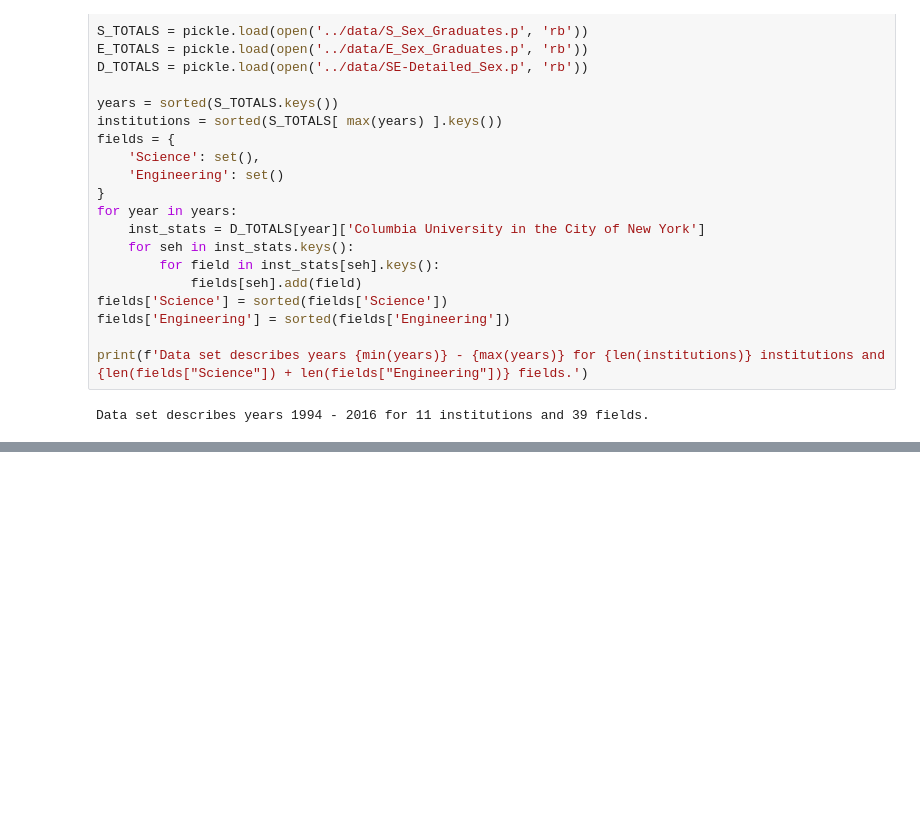
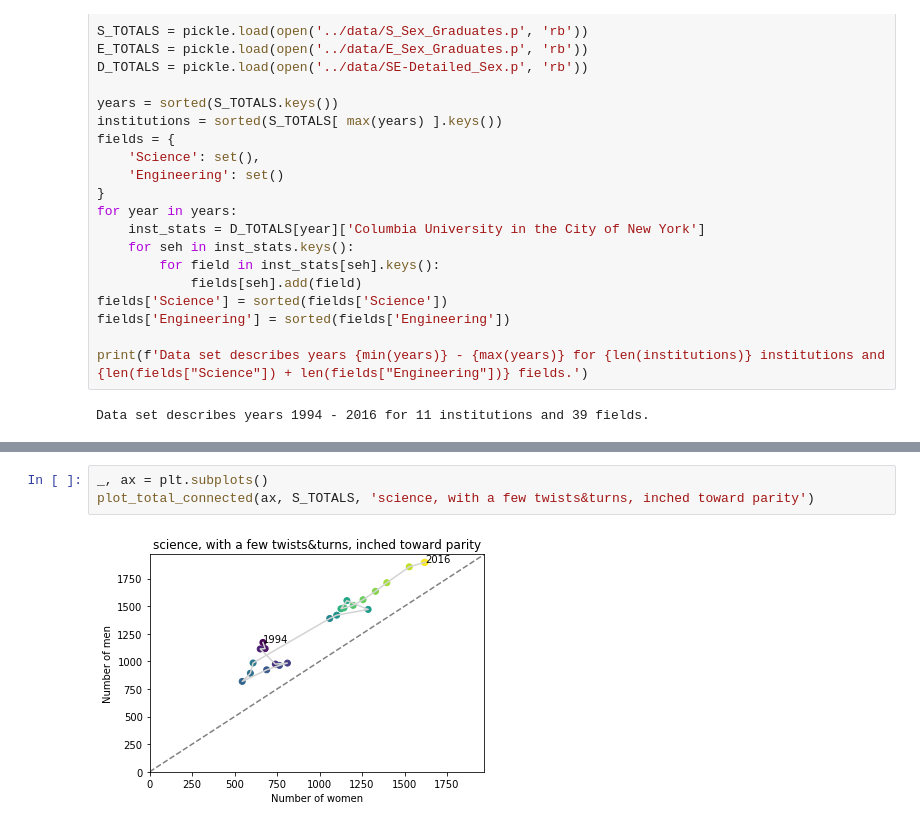
Before and after one commit to spec-journalism/gss-diversity, a Jupyter notebook: notebooks/narrative.ipynb, the cells around one changed output, grey strips where cells are left out. Saved outputs shown, nothing was run; the diff lists cells and outputs as text; blank space fills up the shorter version.

```diff
--- a/notebooks/narrative.ipynb
+++ b/notebooks/narrative.ipynb
@@ -97,3 +169,8 @@ plot_peer_proportions(ax, E_TOTALS, 'compared to peers too', peer_color='powderb
+# %%
+_, ax = plt.subplots()
+plot_total_connected(ax, S_TOTALS, 'science, with a few twists&turns, inched toward parity')
+# %% [output]
+[figure, added]
 # %%
 _, ax = plt.subplots()
 plot_peer_proportions(ax, E_TOTALS, '', peer_color='powderblue', highlight_color='dodgerblue')
```
Also changed, not shown: parts of 16 cells of this notebook.
